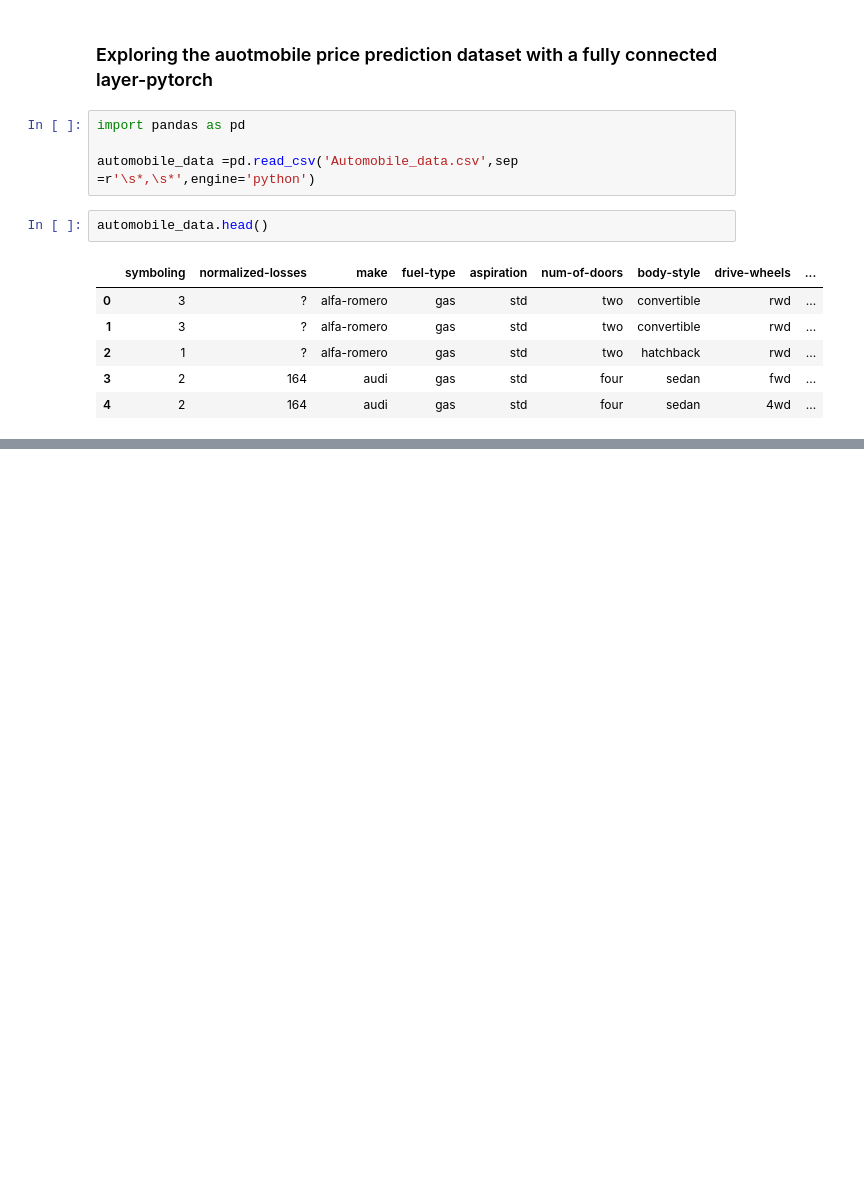
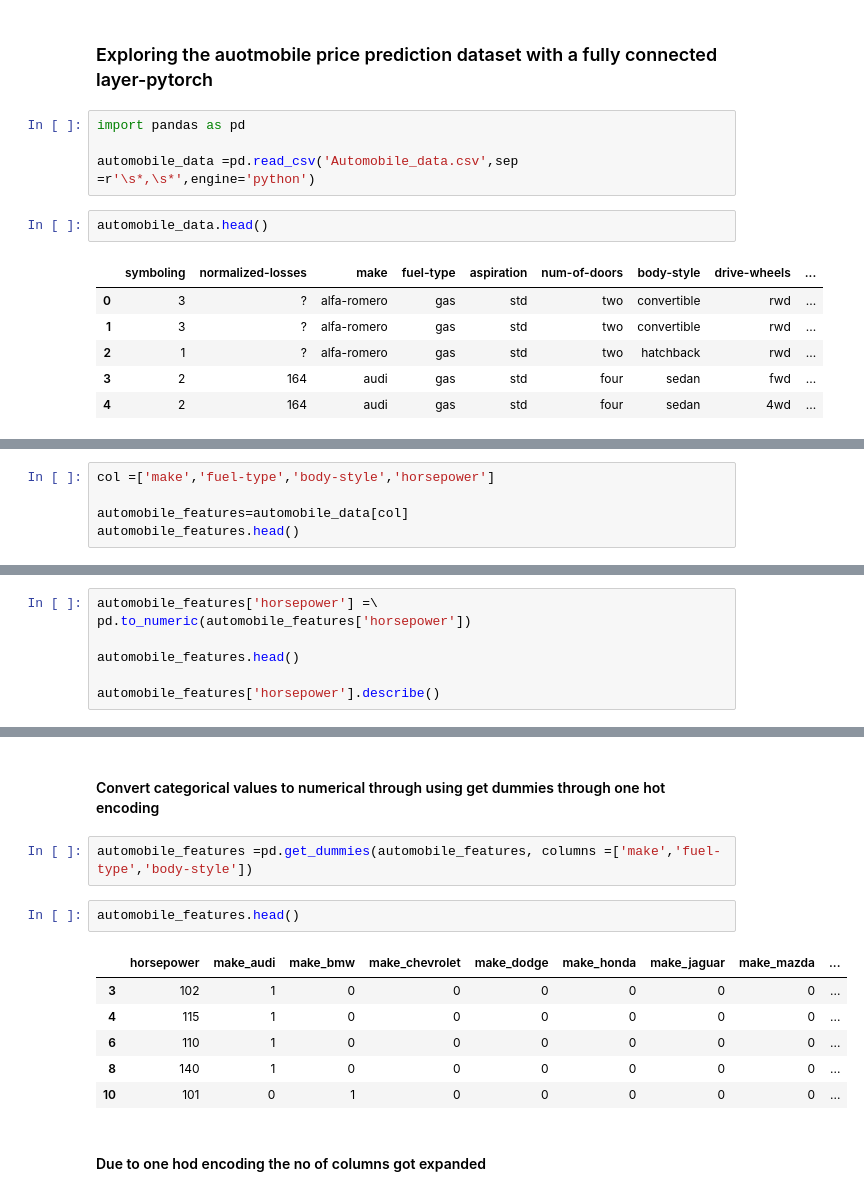
Before and after one commit to bisoisk/60daysOfCodeUdacityChallenge-S-P-AIChallenge, a Jupyter notebook: 60_days_of_code_udacity.ipynb, the cells around one changed output, grey strips where cells are left out. Saved outputs shown, nothing was run; the diff lists cells and outputs as text; blank space fills up the shorter version.

```diff
--- a/60_days_of_code_udacity.ipynb
+++ b/60_days_of_code_udacity.ipynb
@@ -1459,0 +1371,5 @@ automobile_data.describe()
+# %%
+col =['make','fuel-type','body-style','horsepower']
+
+automobile_features=automobile_data[col]
+automobile_features.head()
@@ -1459,0 +1409,7 @@ automobile_data.describe()
+# %%
+automobile_features['horsepower'] =\
+pd.to_numeric(automobile_features['horsepower'])
+
+automobile_features.head()
+
+automobile_features['horsepower'].describe()
@@ -1459,0 +1472,15 @@ automobile_data.describe()
+# %% [markdown]
+#### Convert categorical values to numerical through using get dummies through one hot encoding
+# %%
+automobile_features =pd.get_dummies(automobile_features, columns =['make','fuel-type','body-style'])
+# %%
+automobile_features.head()
+# %% [output]
+|  | horsepower | make_audi | make_bmw | make_chevrolet | make_dodge | make_honda | make_jaguar | make_mazda | ... |
+| 3 | 102 | 1 | 0 | 0 | 0 | 0 | 0 | 0 | ... |
+| 4 | 115 | 1 | 0 | 0 | 0 | 0 | 0 | 0 | ... |
+| 6 | 110 | 1 | 0 | 0 | 0 | 0 | 0 | 0 | ... |
+| 8 | 140 | 1 | 0 | 0 | 0 | 0 | 0 | 0 | ... |
+| 10 | 101 | 0 | 1 | 0 | 0 | 0 | 0 | 0 | ... |
+# %% [markdown]
+#### Due to one hod encoding the no of columns got expanded
```
Also changed, not shown: parts of 136 cells of this notebook.
